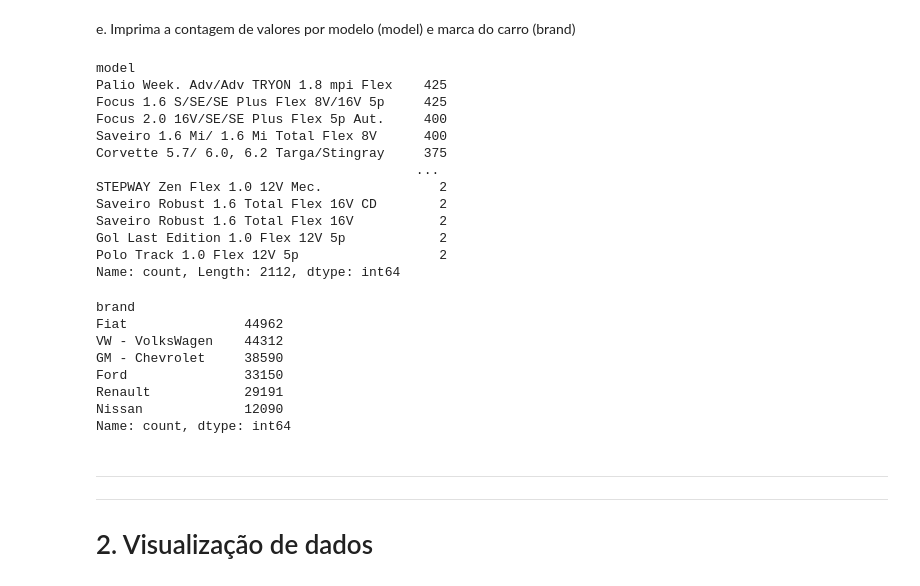
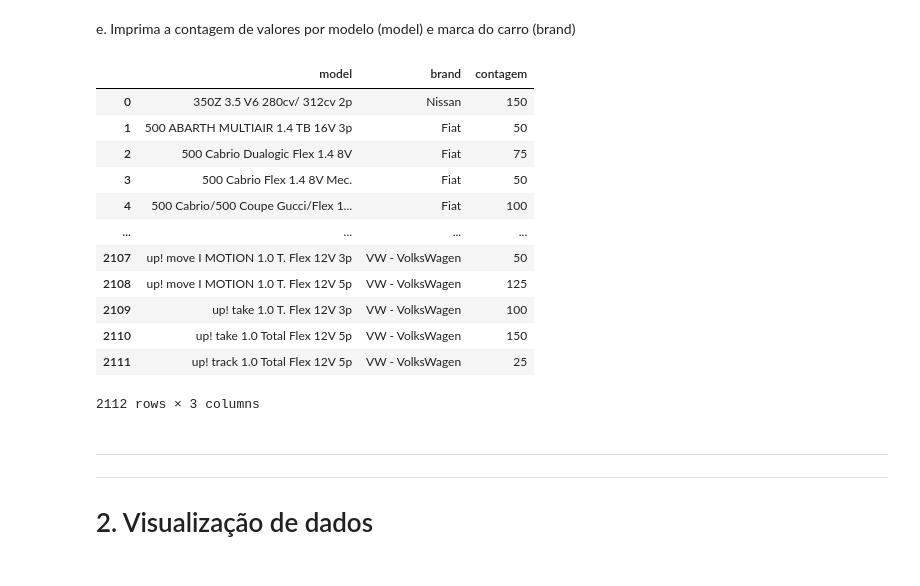
Before and after one commit to rodrigoRolim/LPA_python, a Jupyter notebook: scripts.ipynb, the cells around one changed output. Cells and saved outputs as stored; diff of their text form; code cells hidden in the pictures.

```diff
--- a/scripts.ipynb
+++ b/scripts.ipynb
@@ -197,33 +197,21 @@ dados[categoricas_cols].describe()
 e. Imprima a contagem de valores por modelo (model) e marca do carro (brand)
 # %%
 # Imprimir quantidade de carros por modelo
-dados['model'].value_counts()
+dados.groupby(['model', 'brand']).size().reset_index(name='contagem')
 # %% [output]
+|  | model | brand | contagem |
+| 0 | 350Z 3.5 V6 280cv/ 312cv 2p | Nissan | 150 |
+| 1 | 500 ABARTH MULTIAIR 1.4 TB 16V 3p | Fiat | 50 |
+| 2 | 500 Cabrio Dualogic Flex 1.4 8V | Fiat | 75 |
+| 3 | 500 Cabrio Flex 1.4 8V Mec. | Fiat | 50 |
+| 4 | 500 Cabrio/500 Coupe Gucci/Flex 1... | Fiat | 100 |
+| ... | ... | ... | ... |
+| 2107 | up! move I MOTION 1.0 T. Flex 12V 3p | VW - VolksWagen | 50 |
+| 2108 | up! move I MOTION 1.0 T. Flex 12V 5p | VW - VolksWagen | 125 |
+| 2109 | up! take 1.0 T. Flex 12V 3p | VW - VolksWagen | 100 |
+| 2110 | up! take 1.0 Total Flex 12V 5p | VW - VolksWagen | 150 |
+| 2111 | up! track 1.0 Total Flex 12V 5p | VW - VolksWagen | 25 |
-model
-Palio Week. Adv/Adv TRYON 1.8 mpi Flex    425
-Focus 1.6 S/SE/SE Plus Flex 8V/16V 5p     425
-Focus 2.0 16V/SE/SE Plus Flex 5p Aut.     400
-Saveiro 1.6 Mi/ 1.6 Mi Total Flex 8V      400
-Corvette 5.7/ 6.0, 6.2 Targa/Stingray     375
-                                         ...
-STEPWAY Zen Flex 1.0 12V Mec.               2
-Saveiro Robust 1.6 Total Flex 16V CD        2
-Saveiro Robust 1.6 Total Flex 16V           2
-Gol Last Edition 1.0 Flex 12V 5p            2
-Polo Track 1.0 Flex 12V 5p                  2
-Name: count, Length: 2112, dtype: int64
+2112 rows × 3 columns
-# %%
-# Imprimir quantidade de carros por marca
-dados['brand'].value_counts()
-# %% [output]
-brand
-Fiat               44962
-VW - VolksWagen    44312
-GM - Chevrolet     38590
-Ford               33150
-Renault            29191
-Nissan             12090
-Name: count, dtype: int64
 # %% [markdown]
 ---
 ---
```
Also changed, not shown: parts of 7 cells of this notebook.
